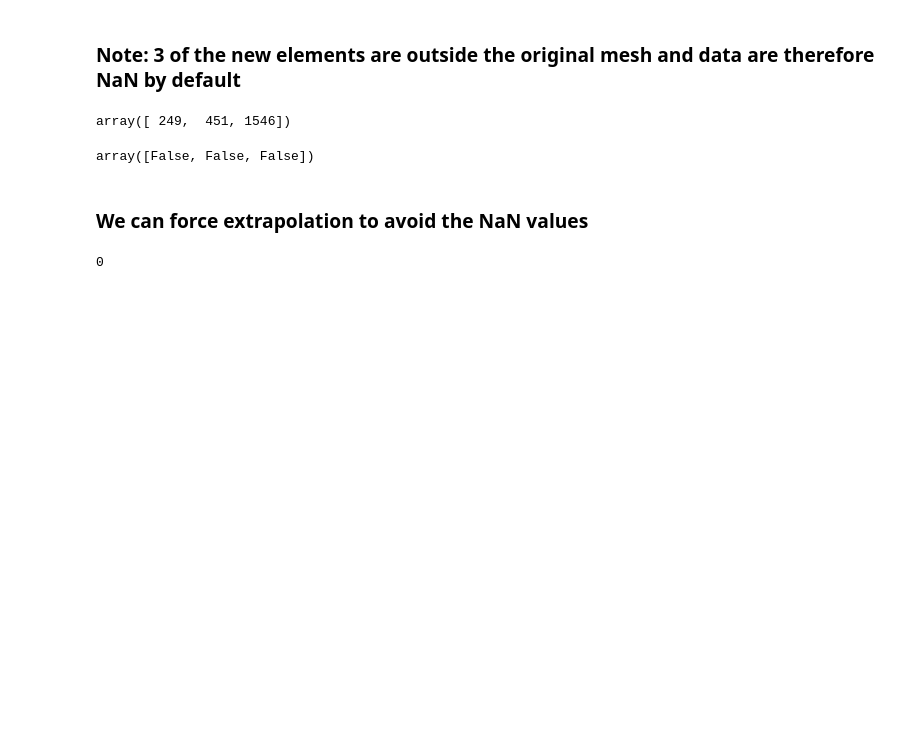
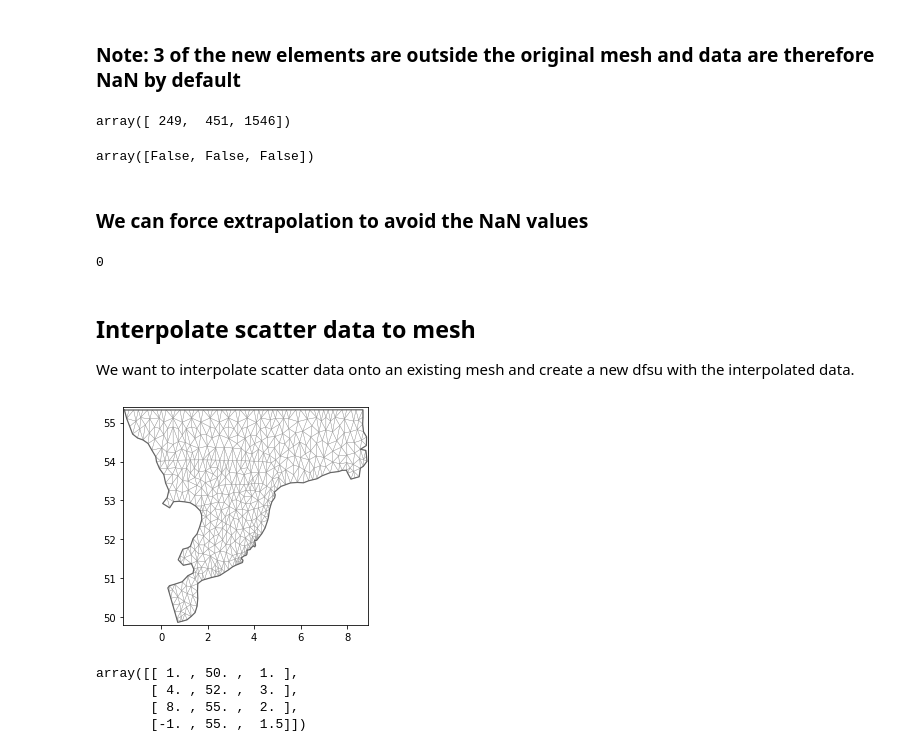
Before and after one commit to DHI/mikeio, a Jupyter notebook: notebooks/Dfsu - 2D interpolation.ipynb, the cells around one changed output. Saved outputs shown, nothing was run; the diff lists cells and outputs as text; code cells hidden in the pictures; blank space fills up the shorter version.

Commit message:
add example with interp from scatter data

```diff
--- a/notebooks/Dfsu - 2D interpolation.ipynb
+++ b/notebooks/Dfsu - 2D interpolation.ipynb
@@ -164,3 +164,7 @@ n_nan_elements = sum(np.isnan(dat_interp))
 n_nan_elements
 # %% [output]
 0
+# %% [markdown]
+## Interpolate scatter data to mesh
+
+We want to interpolate scatter data onto an existing mesh and create a new dfsu with the interpolated data.
@@ -166,0 +174,15 @@ n_nan_elements
+# %%
+dfs = Dfsu('../tests/testdata/wind_north_sea.dfsu')
+# %%
+dfs.plot(plot_type="mesh_only");
+# %% [output]
+[figure, added]
+# %%
+# scatter data: x,y,value for 4 points
+scatter= np.array([[1,50,1], [4, 52, 3], [8, 55, 2], [-1, 55, 1.5]])
+scatter
+# %% [output]
+array([[ 1. , 50. ,  1. ],
+       [ 4. , 52. ,  3. ],
+       [ 8. , 55. ,  2. ],
+       [-1. , 55. ,  1.5]])
```
Also changed, not shown: parts of 13 cells of this notebook.
